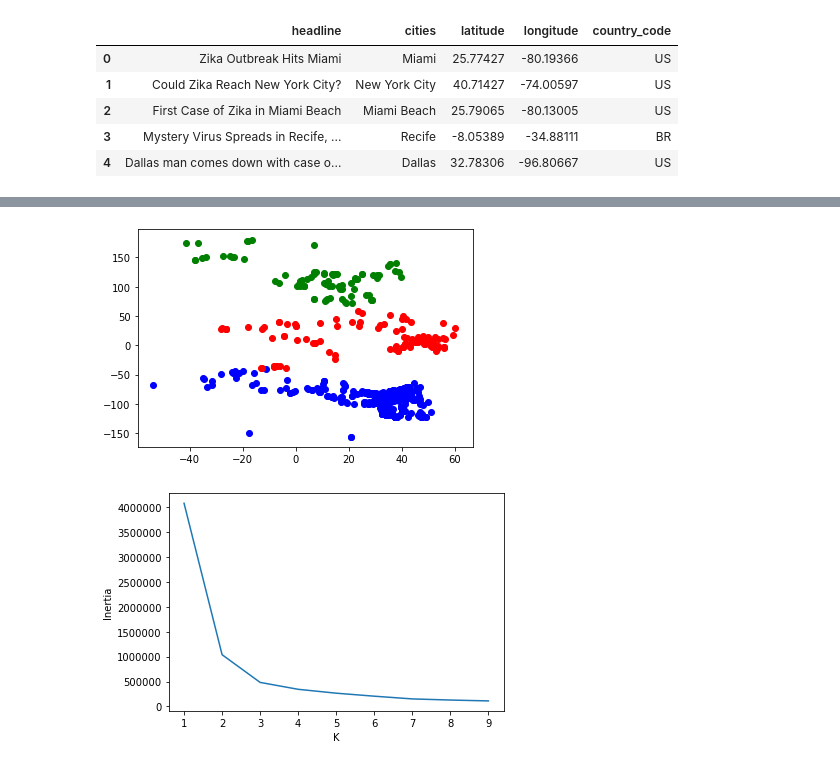
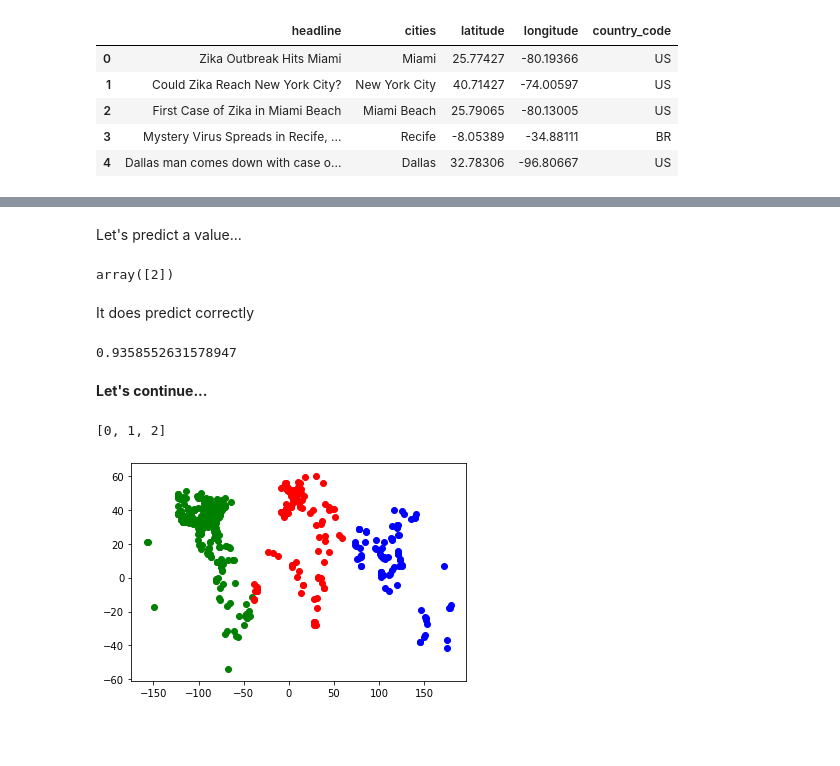
Before and after one commit to Dakoina/discovering-disease-outbreaks-base, a Jupyter notebook: chapter3.ipynb, the cells around one changed output, grey strips where cells are left out. Saved outputs shown, nothing was run; the diff lists cells and outputs as text; code cells hidden in the pictures; blank space fills up the shorter version.

```diff
--- a/chapter3.ipynb
+++ b/chapter3.ipynb
@@ -30,0 +42,14 @@ Text(0.5, 1.0, 'example scatter of lat/long')
+# %%
+cities = list(zip(data["longitude"],data["latitude"]))
+# cities = list(zip(data["latitude"], data["longitude"]))
+
+k_values = range(1, 10)
+inertia_values = [KMeans(k).fit(cities).inertia_
+                  for k in k_values]
+
+plt.figure(figsize=(10, 6))
+
+plt.plot(k_values, inertia_values)
+plt.xlabel('K')
+plt.ylabel('Inertia')
+plt.show()
@@ -31,9 +60,9 @@ Text(0.5, 1.0, 'example scatter of lat/long')
 # %%
-cities = list(zip(data["latitude"], data["longitude"]))
 cluster_size=3
 cluster_model = KMeans(n_clusters=cluster_size)
-assigned_cities = cluster_model.fit_predict(cities)
+assigned_city_clusters = cluster_model.fit_predict(cities)
 
-print("City assignments:")
-print(assigned_cities)
+print(f"We have a total of {len(cities)} cities")
+print("City cluster index assignments example:")
+print(assigned_city_clusters[0:50])
 # %% [output]
@@ -58,21 +132,28 @@ City assignments:
+# %% [markdown]
+Let's predict a value...
+# %%
+cluster_model.predict([[40.21705,74.74294]])
+# %% [output]
+array([2])
+# %% [markdown]
+It does predict correctly
+# %%
+(608-39)/608
+# %% [output]
+0.9358552631578947
+# %% [markdown]
+**Let's continue...**
+# %%
+list(range(cluster_size))
+# %% [output]
+[0, 1, 2]
 # %%
 for cluster_index in range(cluster_size):
     selected_cities = [cities[i] for i in range(len(cities))
-                      if cluster_index == assigned_cities[i]]
+                      if cluster_index == assigned_city_clusters[i]]
     x_coordinates, y_coordinates = np.array(selected_cities).T
     plt.scatter(x_coordinates, y_coordinates,
                 color=['b', 'g', 'r', 'c', 'm', 'y', 'k', 'w'][cluster_index])
 plt.show()
 # %% [output]
-[figure, old version]
+[figure, new version]
-# %%
-k_values = range(1, 10)
-inertia_values = [KMeans(k).fit(cities).inertia_
-                  for k in k_values]
-
-plt.plot(k_values, inertia_values)
-plt.xlabel('K')
-plt.ylabel('Inertia')
-plt.show()
-# %% [output]
-[figure, removed]
```
Also changed, not shown: parts of 29 cells of this notebook.
